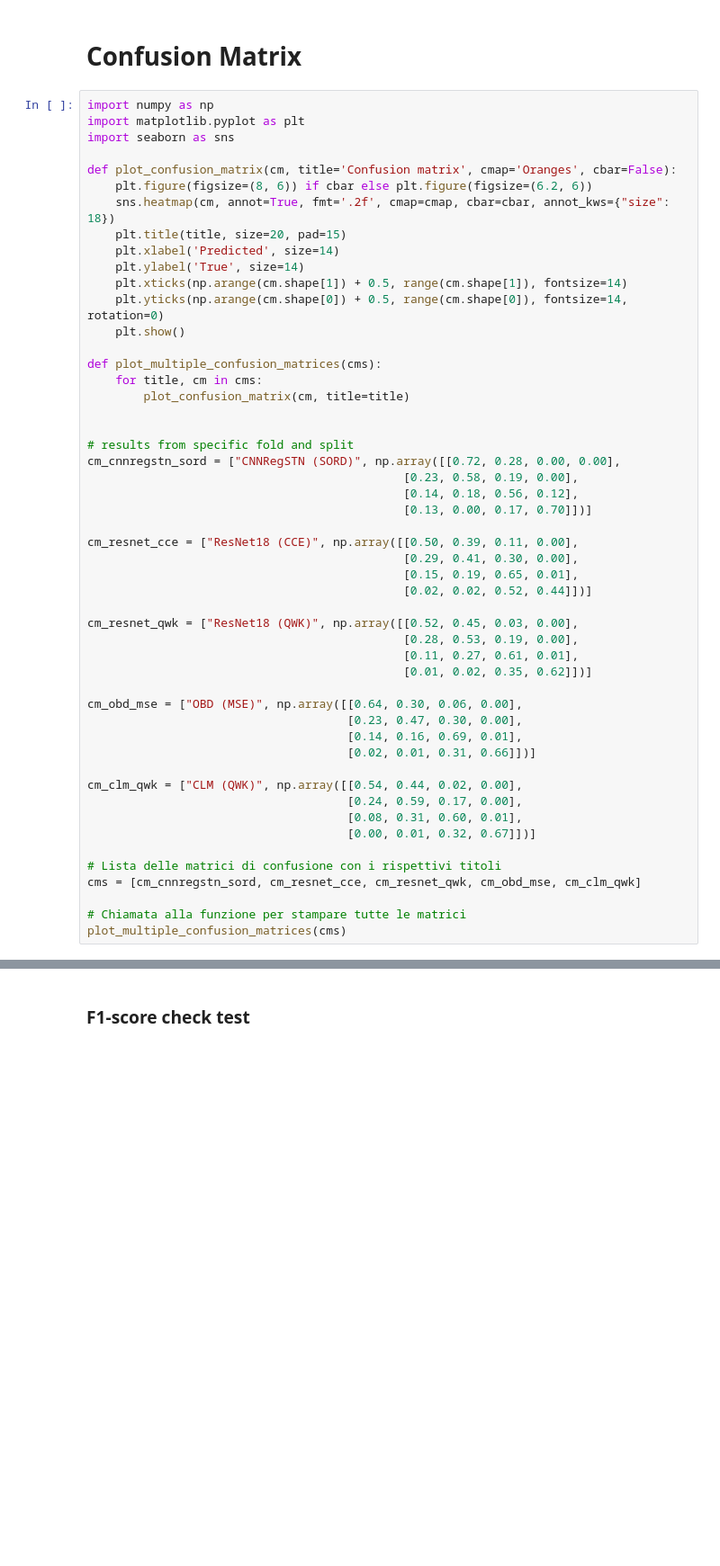
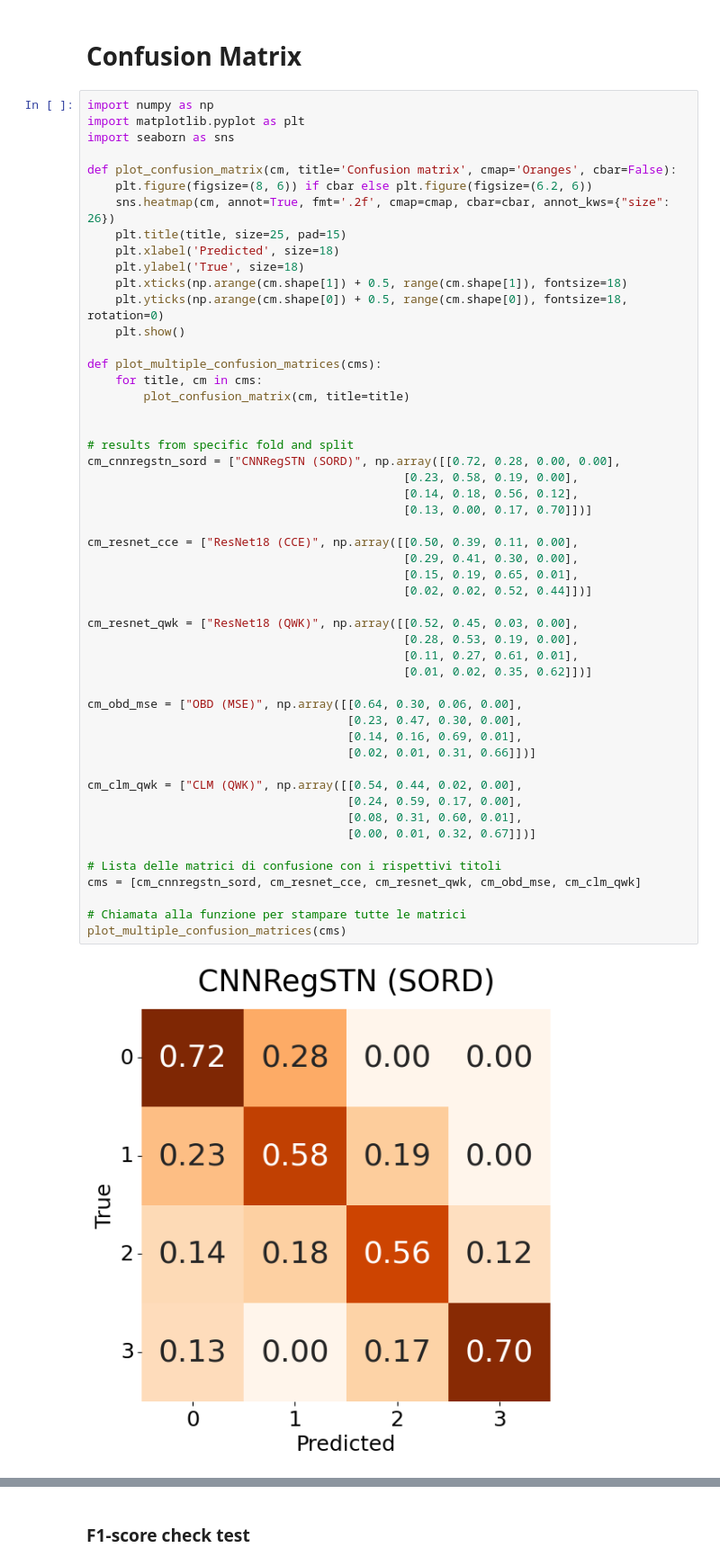
Before and after one commit to edoardo-conti/iclus-ordinal-classification, a Jupyter notebook: notebooks/aggregate_results.ipynb, the cells around one changed output, grey strips where cells are left out. Shown at 90% size. Saved outputs shown, nothing was run; the diff lists cells and outputs as text; blank space fills up the shorter version.

```diff
--- a/notebooks/aggregate_results.ipynb
+++ b/notebooks/aggregate_results.ipynb
@@ -96,12 +125,12 @@ import seaborn as sns
 
 def plot_confusion_matrix(cm, title='Confusion matrix', cmap='Oranges', cbar=False):
     plt.figure(figsize=(8, 6)) if cbar else plt.figure(figsize=(6.2, 6))
-    sns.heatmap(cm, annot=True, fmt='.2f', cmap=cmap, cbar=cbar, annot_kws={"size": 18})
-    plt.title(title, size=20, pad=15)
-    plt.xlabel('Predicted', size=14)
-    plt.ylabel('True', size=14)
-    plt.xticks(np.arange(cm.shape[1]) + 0.5, range(cm.shape[1]), fontsize=14)
-    plt.yticks(np.arange(cm.shape[0]) + 0.5, range(cm.shape[0]), fontsize=14, rotation=0)
+    sns.heatmap(cm, annot=True, fmt='.2f', cmap=cmap, cbar=cbar, annot_kws={"size": 26})
+    plt.title(title, size=25, pad=15)
+    plt.xlabel('Predicted', size=18)
+    plt.ylabel('True', size=18)
+    plt.xticks(np.arange(cm.shape[1]) + 0.5, range(cm.shape[1]), fontsize=18)
+    plt.yticks(np.arange(cm.shape[0]) + 0.5, range(cm.shape[0]), fontsize=18, rotation=0)
     plt.show()
 
 def plot_multiple_confusion_matrices(cms):
@@ -113,30 +142,32 @@ def plot_multiple_confusion_matrices(cms):
 cm_cnnregstn_sord = ["CNNRegSTN (SORD)", np.array([[0.72, 0.28, 0.00, 0.00],
                                              [0.23, 0.58, 0.19, 0.00],
                                              [0.14, 0.18, 0.56, 0.12],
                                              [0.13, 0.00, 0.17, 0.70]])]
 
 cm_resnet_cce = ["ResNet18 (CCE)", np.array([[0.50, 0.39, 0.11, 0.00],
                                              [0.29, 0.41, 0.30, 0.00],
                                              [0.15, 0.19, 0.65, 0.01],
                                              [0.02, 0.02, 0.52, 0.44]])]
 
 cm_resnet_qwk = ["ResNet18 (QWK)", np.array([[0.52, 0.45, 0.03, 0.00],
                                              [0.28, 0.53, 0.19, 0.00],
                                              [0.11, 0.27, 0.61, 0.01],
                                              [0.01, 0.02, 0.35, 0.62]])]
 
 cm_obd_mse = ["OBD (MSE)", np.array([[0.64, 0.30, 0.06, 0.00],
                                      [0.23, 0.47, 0.30, 0.00],
                                      [0.14, 0.16, 0.69, 0.01],
                                      [0.02, 0.01, 0.31, 0.66]])]
 
 cm_clm_qwk = ["CLM (QWK)", np.array([[0.54, 0.44, 0.02, 0.00],
                                      [0.24, 0.59, 0.17, 0.00],
                                      [0.08, 0.31, 0.60, 0.01],
                                      [0.00, 0.01, 0.32, 0.67]])]
 
 # Lista delle matrici di confusione con i rispettivi titoli
 cms = [cm_cnnregstn_sord, cm_resnet_cce, cm_resnet_qwk, cm_obd_mse, cm_clm_qwk]
 
 # Chiamata alla funzione per stampare tutte le matrici
 plot_multiple_confusion_matrices(cms)
+# %% [output]
+[figure, added]
```
Also changed, not shown: parts of 13 cells of this notebook, 9 other files.
